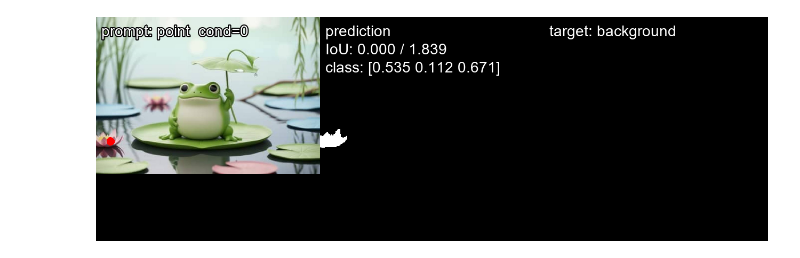
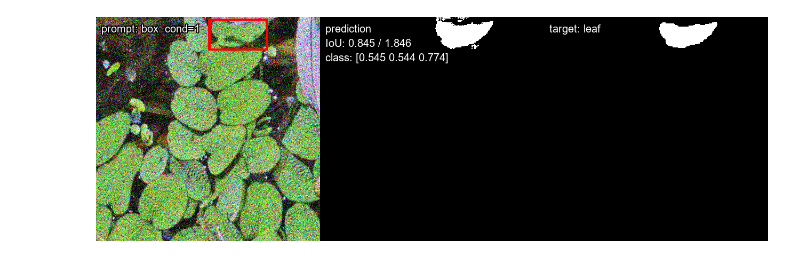
Before and after one commit to phykn/sam3-finetune, a Jupyter notebook: notebooks/02_forward.ipynb, the cells around one changed output. Cells and saved outputs as stored; diff of their text form; code cells hidden in the pictures.

Commit message:
fix: cycle forward notebook prompts

```diff
--- a/notebooks/02_forward.ipynb
+++ b/notebooks/02_forward.ipynb
@@ -29,13 +29,15 @@ if LORA_PATH is not None:
     load_trainable_state(model, checkpoint['model'])
 model.eval()
 
-loader_config = dict(config['data']['valid'])
+loader_config = dict(config['data']['train'])
 loader_config['folders'] = [dict(folder, path=str(ROOT / folder['path'])) for folder in loader_config['folders']]
 loader_config['batch_size'] = BATCH_SIZE
 loader_config['num_workers'] = 0
-loader = build_finetune_loader(loader_config, train=False)
-PROMPT_FONT = ImageFont.truetype('arial.ttf', 67)
-PANEL_FONT = ImageFont.truetype('arial.ttf', 28)
+loader = build_finetune_loader(loader_config, train=True)
+PROMPT_TYPES = ('point', 'box', 'mask')
+prompt_index = 1
+PROMPT_FONT = ImageFont.truetype('arial.ttf', 48)
+PANEL_FONT = ImageFont.truetype('arial.ttf', 20)
 # %%
 def to_image(tensor):
     array = tensor.permute(1, 2, 0).numpy()
@@ -90,11 +92,13 @@ def show_batch(batch, out):
             sheet.paste(item, (420 * column_index, 420 * row_index))
     return sheet
 # %%
+loader.loader.dataset.prompts = (PROMPT_TYPES[prompt_index % len(PROMPT_TYPES)],)
+prompt_index += 1
 batch = next(loader)
 model_batch = {key: value.to(device) if torch.is_tensor(value) else value for key, value in batch.items()}
 with torch.inference_mode(), torch.autocast(device.type, enabled=device.type == 'cuda'):
     out = model(model_batch)
 out = {key: value.float().cpu() for key, value in out.items()}
 show_batch(batch, out)
 # %% [output]
-[figure, old version]
+[figure, new version]
```
Also changed, not shown: 1 other file.
